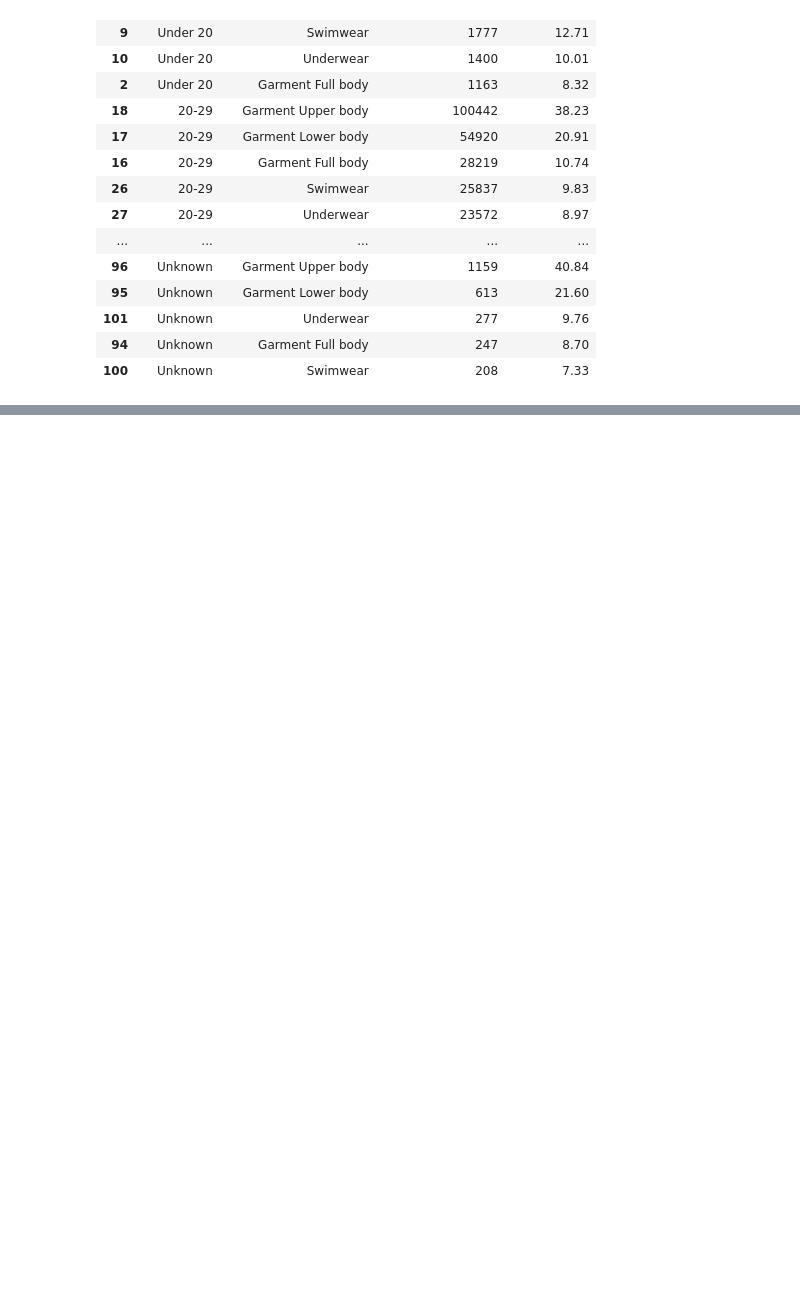
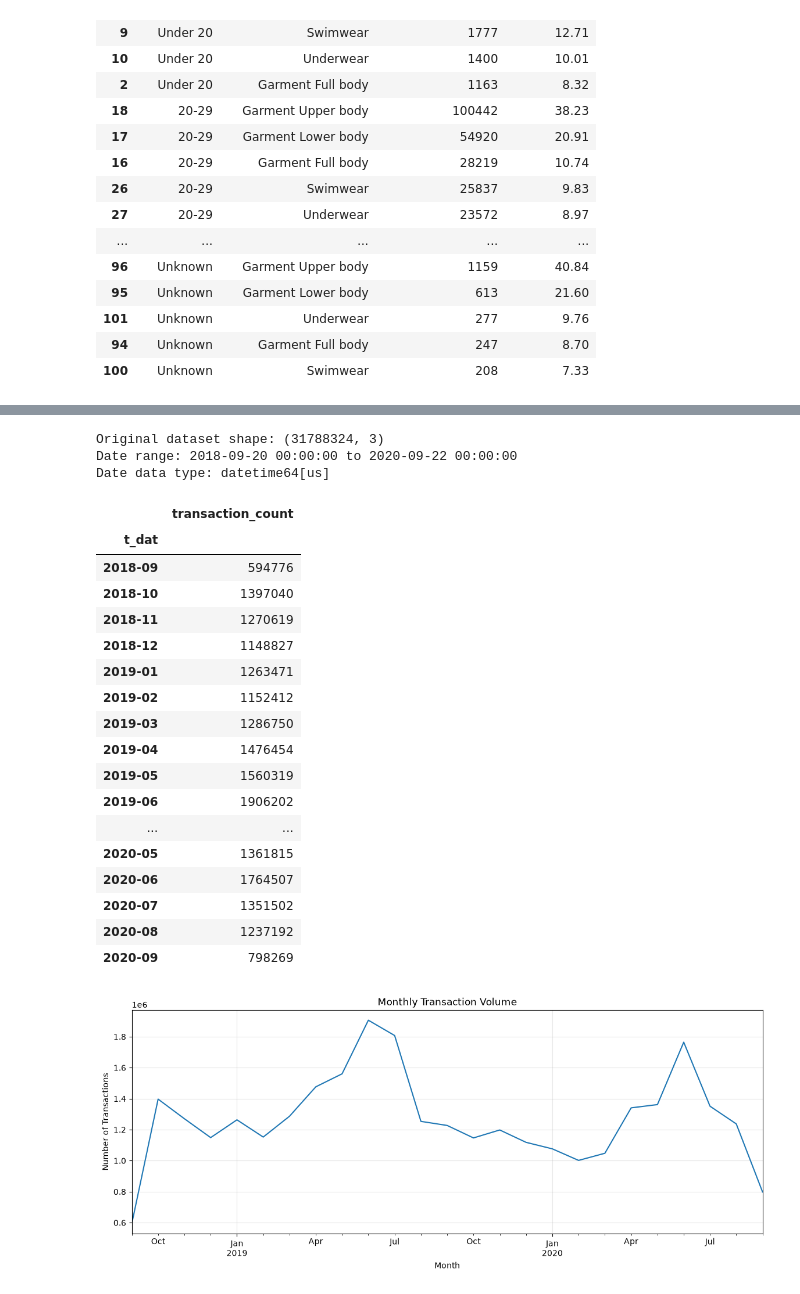
Before and after one commit to SandaruNipuna1/hm-recommendation-engine, a Jupyter notebook: notebooks/01_exploratory_data_analysis.ipynb, the cells around one changed output, grey strips where cells are left out. Drawn from its saved outputs; the diff is of its cells as text; code cells hidden in the pictures; blank space fills up the shorter version.

```diff
--- a/notebooks/01_exploratory_data_analysis.ipynb
+++ b/notebooks/01_exploratory_data_analysis.ipynb
@@ -1235,0 +1410,58 @@ display(top_categories.round(2))
+# %%
+import pandas as pd
+
+transactions = pd.read_csv(
+    "../data/raw/transactions_train.csv",
+    usecols=["t_dat", "customer_id", "article_id"],
+    dtype={
+        "customer_id": "string",
+        "article_id": "int32"
+    },
+    parse_dates=["t_dat"]
+)
+
+print("Original dataset shape:", transactions.shape)
+print("Date range:", transactions["t_dat"].min(), "to", transactions["t_dat"].max())
+print("Date data type:", transactions["t_dat"].dtype)
+# %% [output]
+Original dataset shape: (31788324, 3)
+Date range: 2018-09-20 00:00:00 to 2020-09-22 00:00:00
+Date data type: datetime64[us]
+# %%
+monthly_transactions = (
+    transactions
+    .groupby(transactions["t_dat"].dt.to_period("M"))
+    .size()
+)
+
+display(monthly_transactions.to_frame("transaction_count"))
+
+monthly_transactions.plot(
+    figsize=(14, 5),
+    title="Monthly Transaction Volume"
+)
+
+plt.xlabel("Month")
+plt.ylabel("Number of Transactions")
+plt.grid(alpha=0.3)
+plt.show()
+# %% [output]
+|  | transaction_count |
+| t_dat |  |
+| 2018-09 | 594776 |
+| 2018-10 | 1397040 |
+| 2018-11 | 1270619 |
+| 2018-12 | 1148827 |
+| 2019-01 | 1263471 |
+| 2019-02 | 1152412 |
+| 2019-03 | 1286750 |
+| 2019-04 | 1476454 |
+| 2019-05 | 1560319 |
+| 2019-06 | 1906202 |
+| ... | ... |
+| 2020-05 | 1361815 |
+| 2020-06 | 1764507 |
+| 2020-07 | 1351502 |
+| 2020-08 | 1237192 |
+| 2020-09 | 798269 |
+[figure, added]
```
Also changed, not shown: parts of 36 cells of this notebook.
